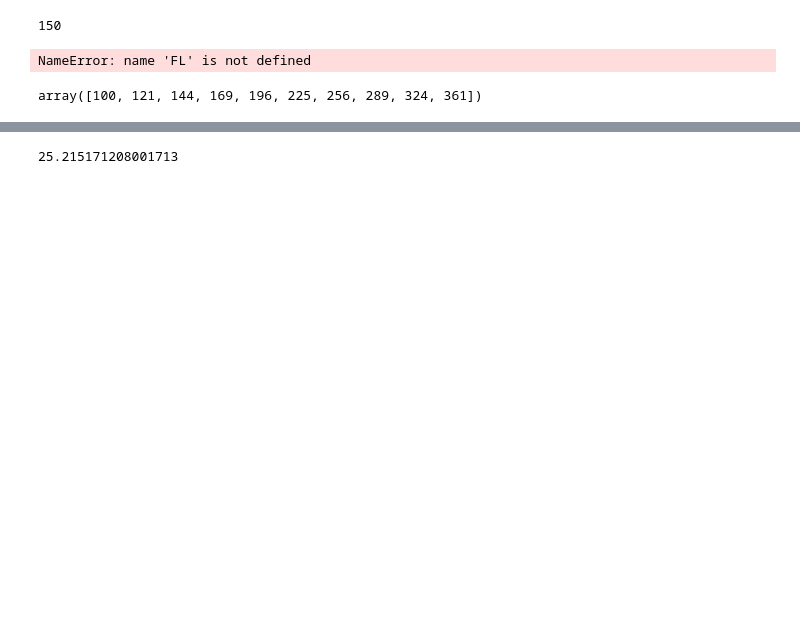
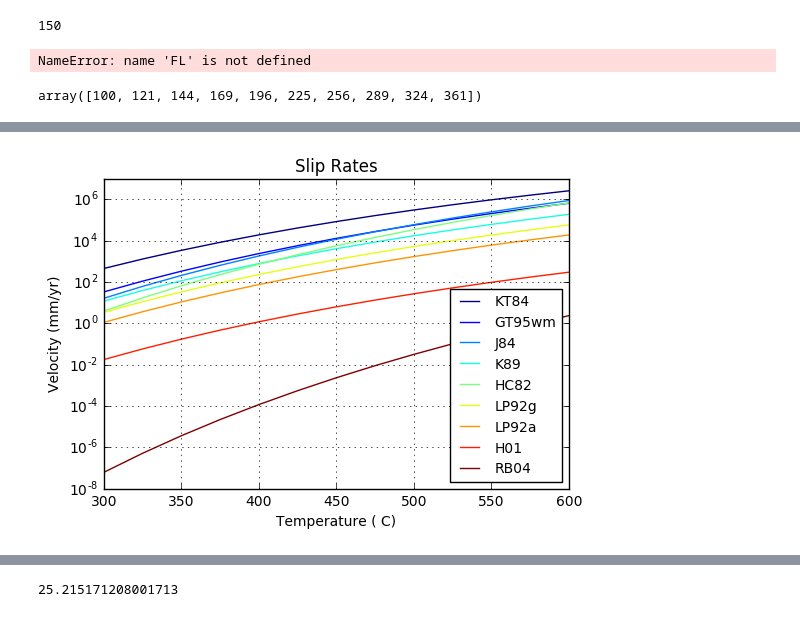
Before and after one commit to usgs/gmeg-shearzone-flowstress, a Jupyter notebook: Strain and Slip Rate Calculations.ipynb, the cells around one changed output, grey strips where cells are left out. Saved outputs shown, nothing was run; the diff lists cells and outputs as text; code cells hidden in the pictures; blank space fills up the shorter version.

```diff
--- a/Strain and Slip Rate Calculations.ipynb
+++ b/Strain and Slip Rate Calculations.ipynb
@@ -243,5 +302,5 @@ plt.show()
 # %%
-%matplotlib nbagg
+
 
 colors = iter(cm.jet(np.linspace(0, 1, len(V))))#set color ramp to jet with a line spacing of length e
 
@@ -261,5 +320,6 @@ plt.title('Slip Rates')
 #for i in range(0, len(Tc)):
  #   plt.text(450,e[i][6],labels[i], fontsize=10, rotation = 8)
 plt.legend(labels, fontsize=10, loc=4)
+plt.grid()
 plt.show()
 # %% [output]
@@ -268,3 +326,4 @@ plt.show()
+[figure, added]
 # %%
 #Save figure to pdf
 from matplotlib.backends.backend_pdf import PdfPages
```
Also changed, not shown: parts of 9 cells of this notebook, 2 other files.
